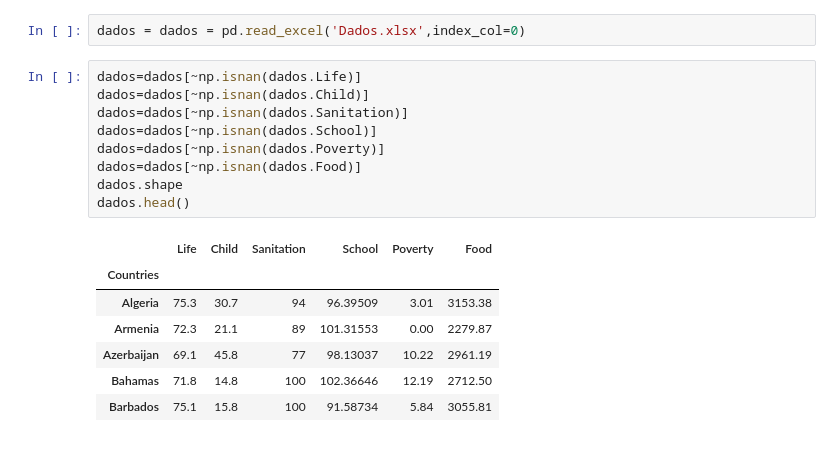
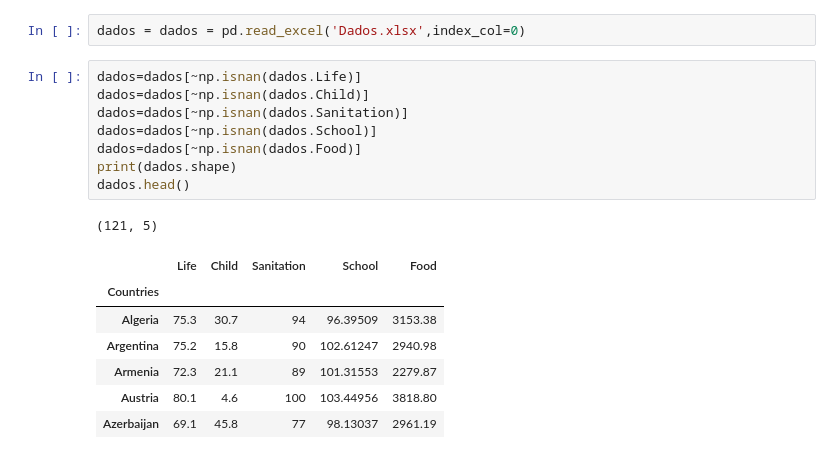
Before and after one commit to filipefborba/CD, a Jupyter notebook: Projeto3/Projeto 3 - Borba e Michel.ipynb, the cells around one changed output. Saved outputs shown, nothing was run; the diff lists cells and outputs as text.

```diff
--- a/Projeto3/Projeto 3 - Borba e Michel.ipynb
+++ b/Projeto3/Projeto 3 - Borba e Michel.ipynb
@@ -26,17 +26,17 @@ dados = dados = pd.read_excel('Dados.xlsx',index_col=0)
 # %%
 dados=dados[~np.isnan(dados.Life)]
 dados=dados[~np.isnan(dados.Child)]
 dados=dados[~np.isnan(dados.Sanitation)]
 dados=dados[~np.isnan(dados.School)]
-dados=dados[~np.isnan(dados.Poverty)]
 dados=dados[~np.isnan(dados.Food)]
-dados.shape
+print(dados.shape)
 dados.head()
 # %% [output]
+(121, 5)
-|  | Life | Child | Sanitation | School | Poverty | Food |
-| Countries |  |  |  |  |  |  |
-| Algeria | 75.3 | 30.7 | 94 | 96.39509 | 3.01 | 3153.38 |
-| Armenia | 72.3 | 21.1 | 89 | 101.31553 | 0.00 | 2279.87 |
-| Azerbaijan | 69.1 | 45.8 | 77 | 98.13037 | 10.22 | 2961.19 |
-| Bahamas | 71.8 | 14.8 | 100 | 102.36646 | 12.19 | 2712.50 |
-| Barbados | 75.1 | 15.8 | 100 | 91.58734 | 5.84 | 3055.81 |
+|  | Life | Child | Sanitation | School | Food |
+| Countries |  |  |  |  |  |
+| Algeria | 75.3 | 30.7 | 94 | 96.39509 | 3153.38 |
+| Argentina | 75.2 | 15.8 | 90 | 102.61247 | 2940.98 |
+| Armenia | 72.3 | 21.1 | 89 | 101.31553 | 2279.87 |
+| Austria | 80.1 | 4.6 | 100 | 103.44956 | 3818.80 |
+| Azerbaijan | 69.1 | 45.8 | 77 | 98.13037 | 2961.19 |
```
Also changed, not shown: parts of 2 cells of this notebook, 1 other file.
